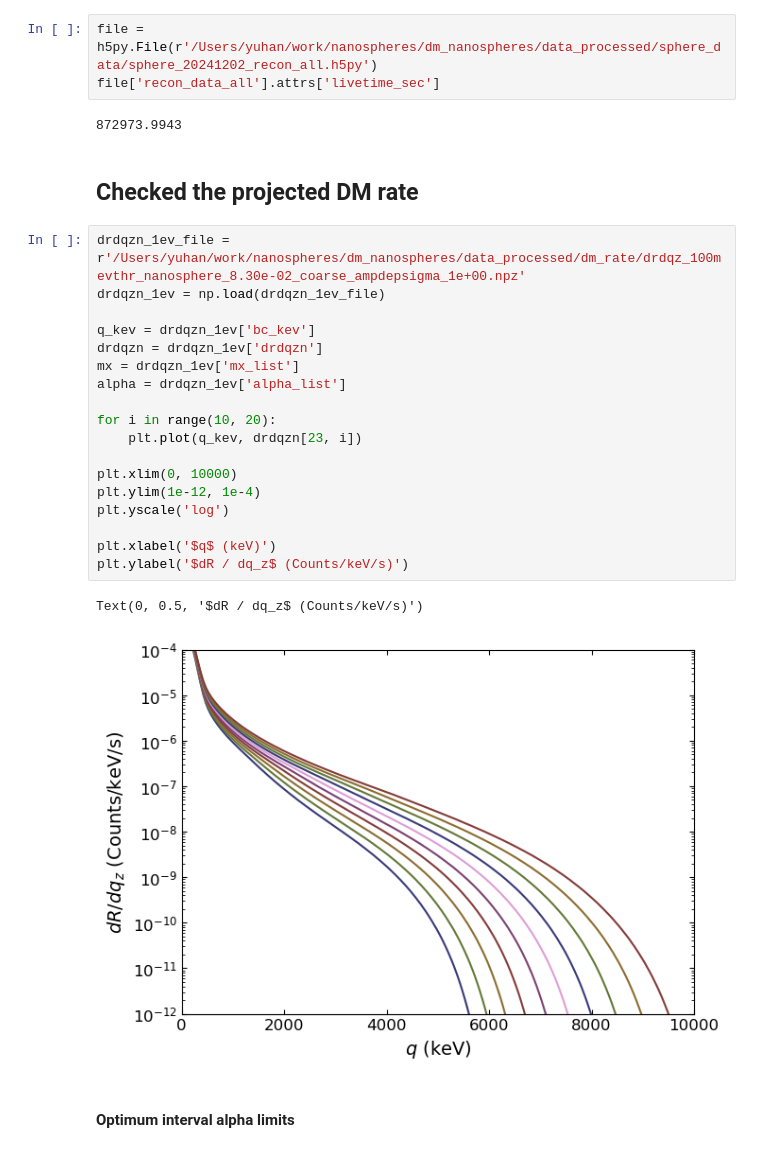
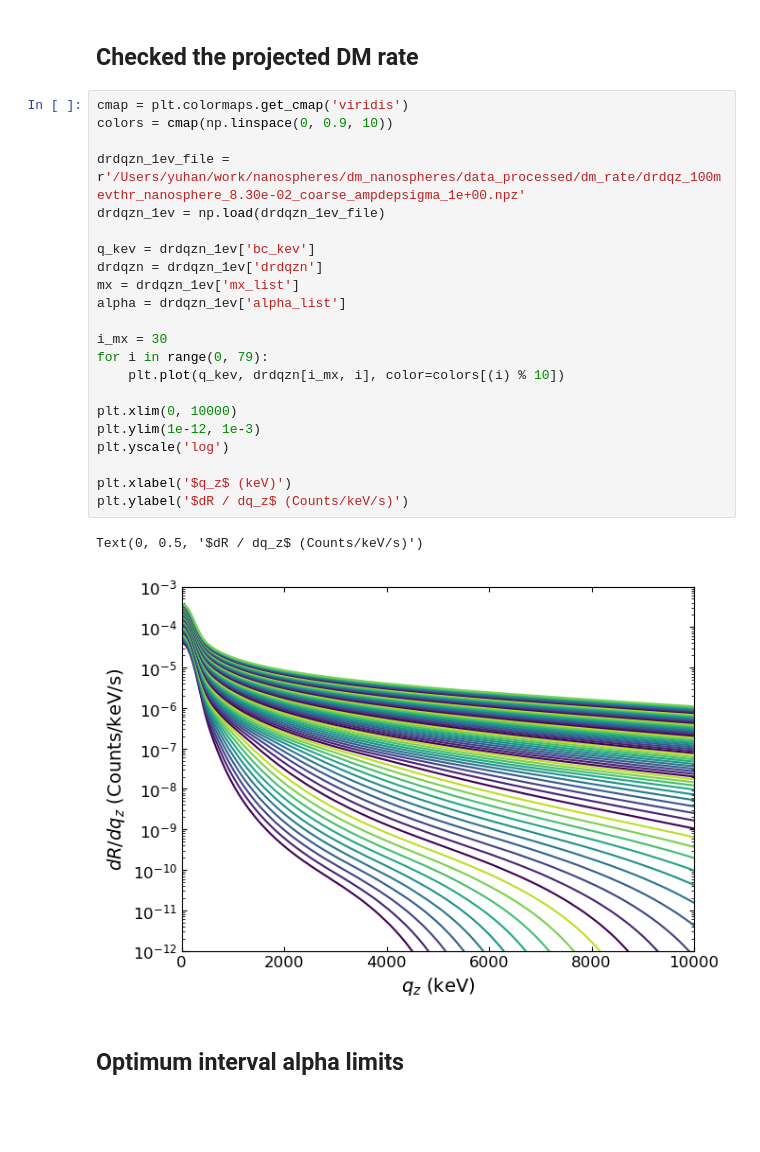
Before and after one commit to yuhants/dm_nanospheres, a Jupyter notebook: analysis_notebooks/sphere_combined_optimum_interval.ipynb, the cells around one changed output. Cells and saved outputs as stored; diff of their text form; blank space fills up the shorter version.

Commit message:
new optimum interval limits

```diff
--- a/analysis_notebooks/sphere_combined_optimum_interval.ipynb
+++ b/analysis_notebooks/sphere_combined_optimum_interval.ipynb
@@ -11,32 +13,31 @@ utils.load_plotting_setting()
 sys.path.append('../upper/')
 import upper
-# %%
-file = h5py.File(r'/Users/yuhan/work/nanospheres/dm_nanospheres/data_processed/sphere_data/sphere_20241202_recon_all.h5py')
-file['recon_data_all'].attrs['livetime_sec']
-# %% [output]
-872973.9943
 # %% [markdown]
 ## Checked the projected DM rate
 # %%
+cmap = plt.colormaps.get_cmap('viridis')
+colors = cmap(np.linspace(0, 0.9, 10))
+
 drdqzn_1ev_file = r'/Users/yuhan/work/nanospheres/dm_nanospheres/data_processed/dm_rate/drdqz_100mevthr_nanosphere_8.30e-02_coarse_ampdepsigma_1e+00.npz'
 drdqzn_1ev = np.load(drdqzn_1ev_file)
 
 q_kev = drdqzn_1ev['bc_kev']
 drdqzn = drdqzn_1ev['drdqzn']
 mx = drdqzn_1ev['mx_list']
 alpha = drdqzn_1ev['alpha_list']
 
-for i in range(10, 20):
-    plt.plot(q_kev, drdqzn[23, i])
+i_mx = 30
+for i in range(0, 79):
+    plt.plot(q_kev, drdqzn[i_mx, i], color=colors[(i) % 10])
 
 plt.xlim(0, 10000)
-plt.ylim(1e-12, 1e-4)
+plt.ylim(1e-12, 1e-3)
 plt.yscale('log')
 
-plt.xlabel('$q$ (keV)')
+plt.xlabel('$q_z$ (keV)')
 plt.ylabel('$dR / dq_z$ (Counts/keV/s)')
 # %% [output]
 Text(0, 0.5, '$dR / dq_z$ (Counts/keV/s)')
-[figure, old version]
+[figure, new version]
 # %% [markdown]
-#### Optimum interval alpha limits
+## Optimum interval alpha limits
```
Also changed, not shown: parts of 12 cells of this notebook, 33 other files.
